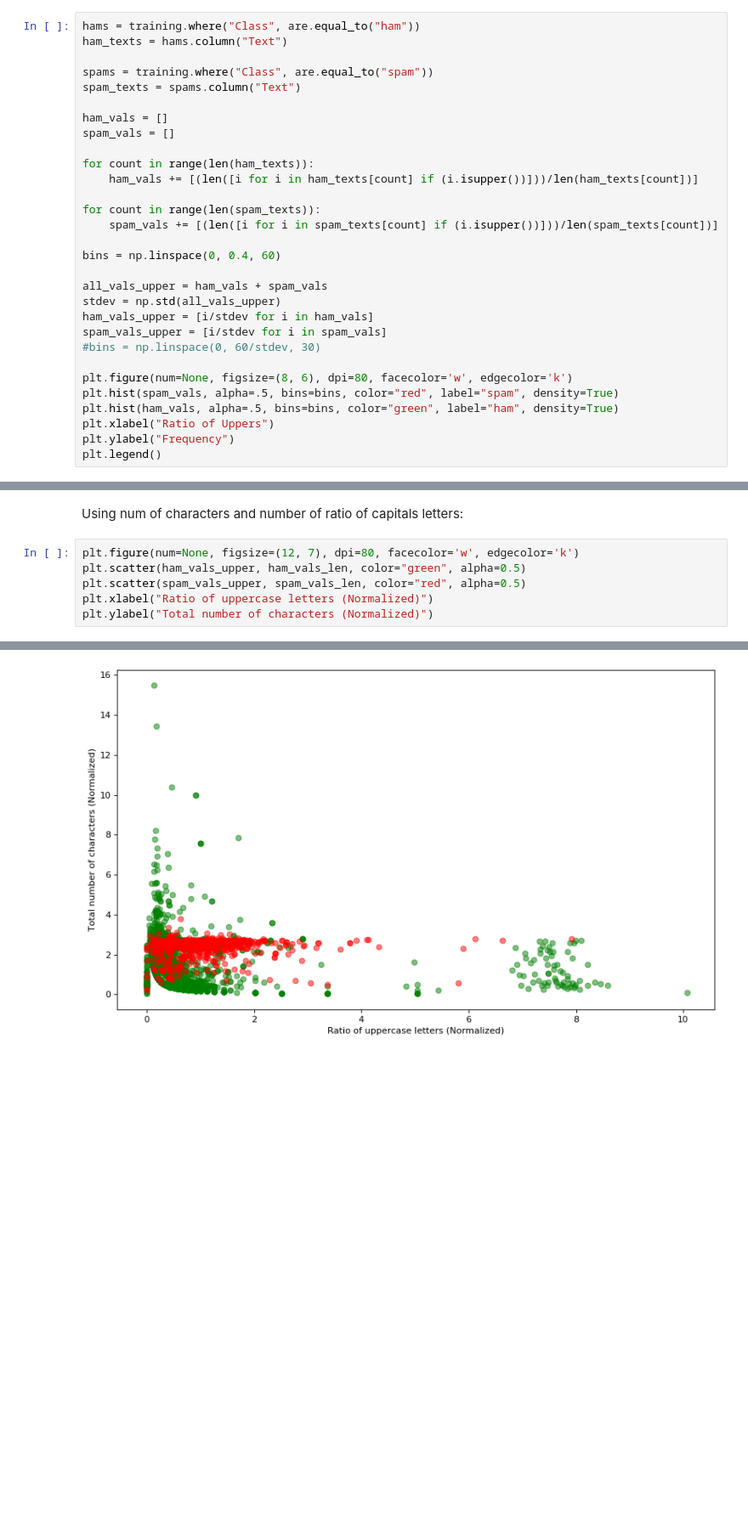
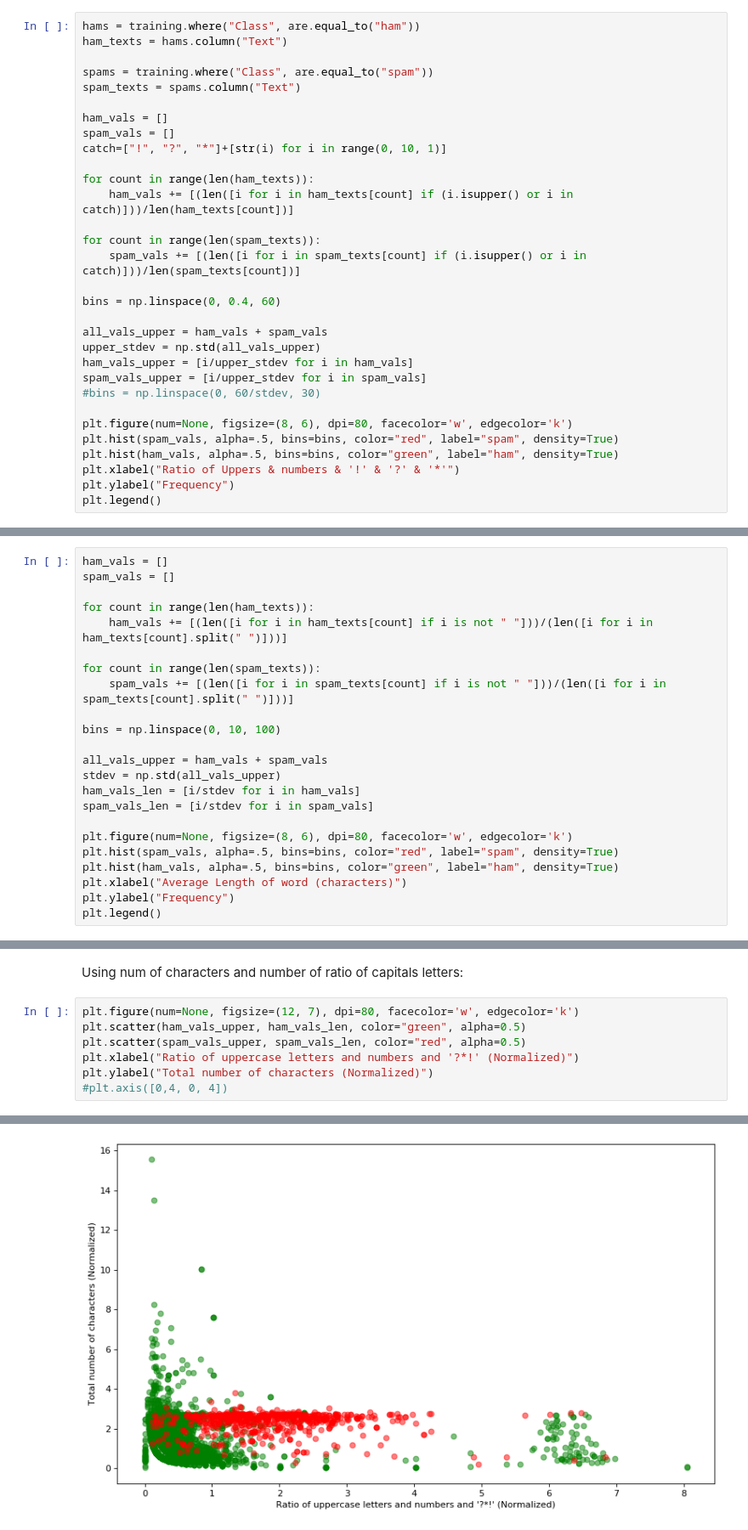
Before and after one commit to ds-modules/LS-22, a Jupyter notebook: Lab02/Lab02.ipynb, the cells around one changed output, grey strips where cells are left out. Shown: that part at 85% size. Drawn from its saved outputs; the diff is of its cells as text; blank space fills up the shorter version.

```diff
--- a/Lab02/Lab02.ipynb
+++ b/Lab02/Lab02.ipynb
@@ -139,25 +140,26 @@ spam_texts = spams.column("Text")
 
 ham_vals = []
 spam_vals = []
+catch=["!", "?", "*"]+[str(i) for i in range(0, 10, 1)]
 
 for count in range(len(ham_texts)):
-    ham_vals += [(len([i for i in ham_texts[count] if (i.isupper())]))/len(ham_texts[count])]
+    ham_vals += [(len([i for i in ham_texts[count] if (i.isupper() or i in catch)]))/len(ham_texts[count])]
 
 for count in range(len(spam_texts)):
-    spam_vals += [(len([i for i in spam_texts[count] if (i.isupper())]))/len(spam_texts[count])]
+    spam_vals += [(len([i for i in spam_texts[count] if (i.isupper() or i in catch)]))/len(spam_texts[count])]
 
 bins = np.linspace(0, 0.4, 60)
 
 all_vals_upper = ham_vals + spam_vals
-stdev = np.std(all_vals_upper)
-ham_vals_upper = [i/stdev for i in ham_vals]
-spam_vals_upper = [i/stdev for i in spam_vals]
+upper_stdev = np.std(all_vals_upper)
+ham_vals_upper = [i/upper_stdev for i in ham_vals]
+spam_vals_upper = [i/upper_stdev for i in spam_vals]
 #bins = np.linspace(0, 60/stdev, 30)
 
 plt.figure(num=None, figsize=(8, 6), dpi=80, facecolor='w', edgecolor='k')
 plt.hist(spam_vals, alpha=.5, bins=bins, color="red", label="spam", density=True)
 plt.hist(ham_vals, alpha=.5, bins=bins, color="green", label="ham", density=True)
-plt.xlabel("Ratio of Uppers")
+plt.xlabel("Ratio of Uppers & numbers & '!' & '?' & '*'")
 plt.ylabel("Frequency")
 plt.legend()
 # %% [output]
@@ -229,0 +232,23 @@ plt.legend()
+# %%
+ham_vals = []
+spam_vals = []
+
+for count in range(len(ham_texts)):
+    ham_vals += [(len([i for i in ham_texts[count] if i is not " "]))/(len([i for i in ham_texts[count].split(" ")]))]
+
+for count in range(len(spam_texts)):
+    spam_vals += [(len([i for i in spam_texts[count] if i is not " "]))/(len([i for i in spam_texts[count].split(" ")]))]
+
+bins = np.linspace(0, 10, 100)
+
+all_vals_upper = ham_vals + spam_vals
+stdev = np.std(all_vals_upper)
+ham_vals_len = [i/stdev for i in ham_vals]
+spam_vals_len = [i/stdev for i in spam_vals]
+
+plt.figure(num=None, figsize=(8, 6), dpi=80, facecolor='w', edgecolor='k')
+plt.hist(spam_vals, alpha=.5, bins=bins, color="red", label="spam", density=True)
+plt.hist(ham_vals, alpha=.5, bins=bins, color="green", label="ham", density=True)
+plt.xlabel("Average Length of word (characters)")
+plt.ylabel("Frequency")
+plt.legend()
@@ -232,9 +260,10 @@ Using num of characters and number of ratio of capitals letters:
 # %%
 plt.figure(num=None, figsize=(12, 7), dpi=80, facecolor='w', edgecolor='k')
 plt.scatter(ham_vals_upper, ham_vals_len, color="green", alpha=0.5)
 plt.scatter(spam_vals_upper, spam_vals_len, color="red", alpha=0.5)
-plt.xlabel("Ratio of uppercase letters (Normalized)")
+plt.xlabel("Ratio of uppercase letters and numbers and '?*!' (Normalized)")
 plt.ylabel("Total number of characters (Normalized)")
+#plt.axis([0,4, 0, 4])
 # %% [output]
 Text(0, 0.5, 'Total number of characters (Normalized)')
-[figure, old version]
+[figure, new version]
```
Also changed, not shown: parts of 13 cells of this notebook.
